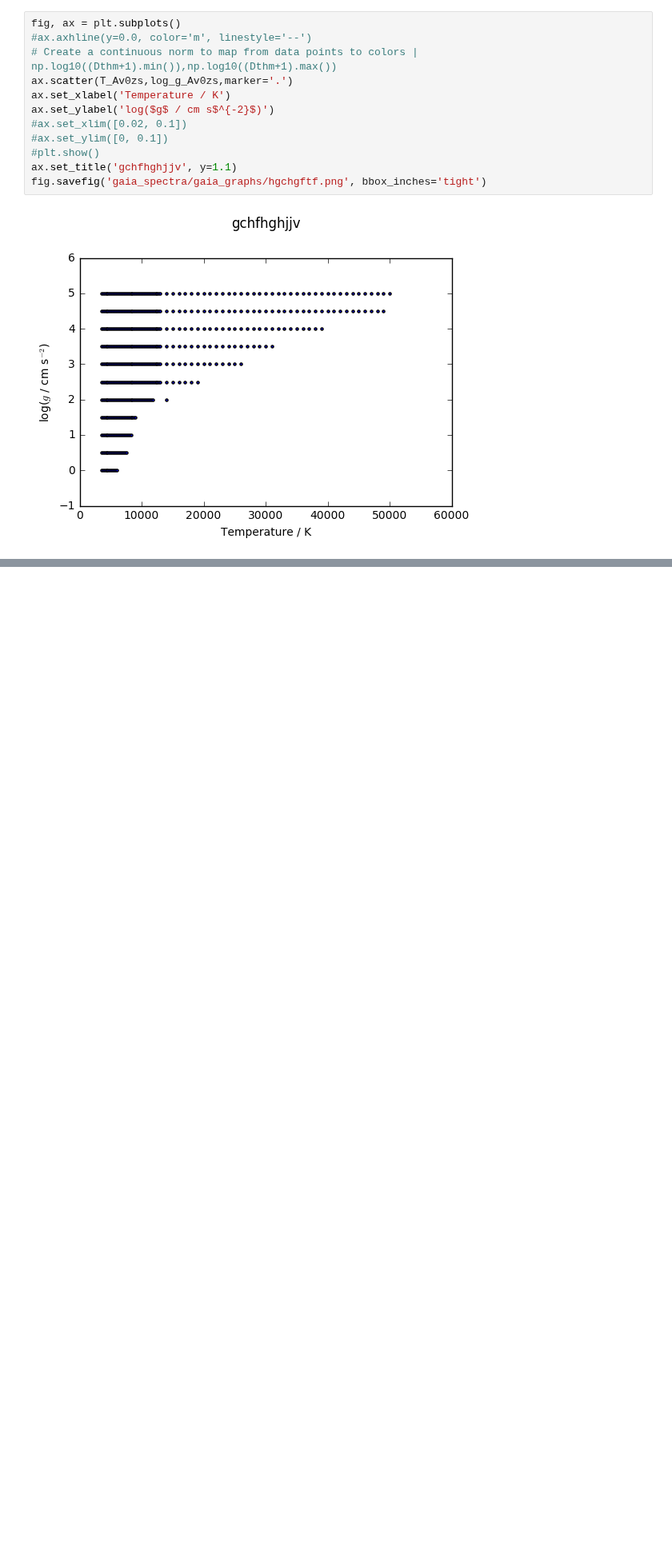
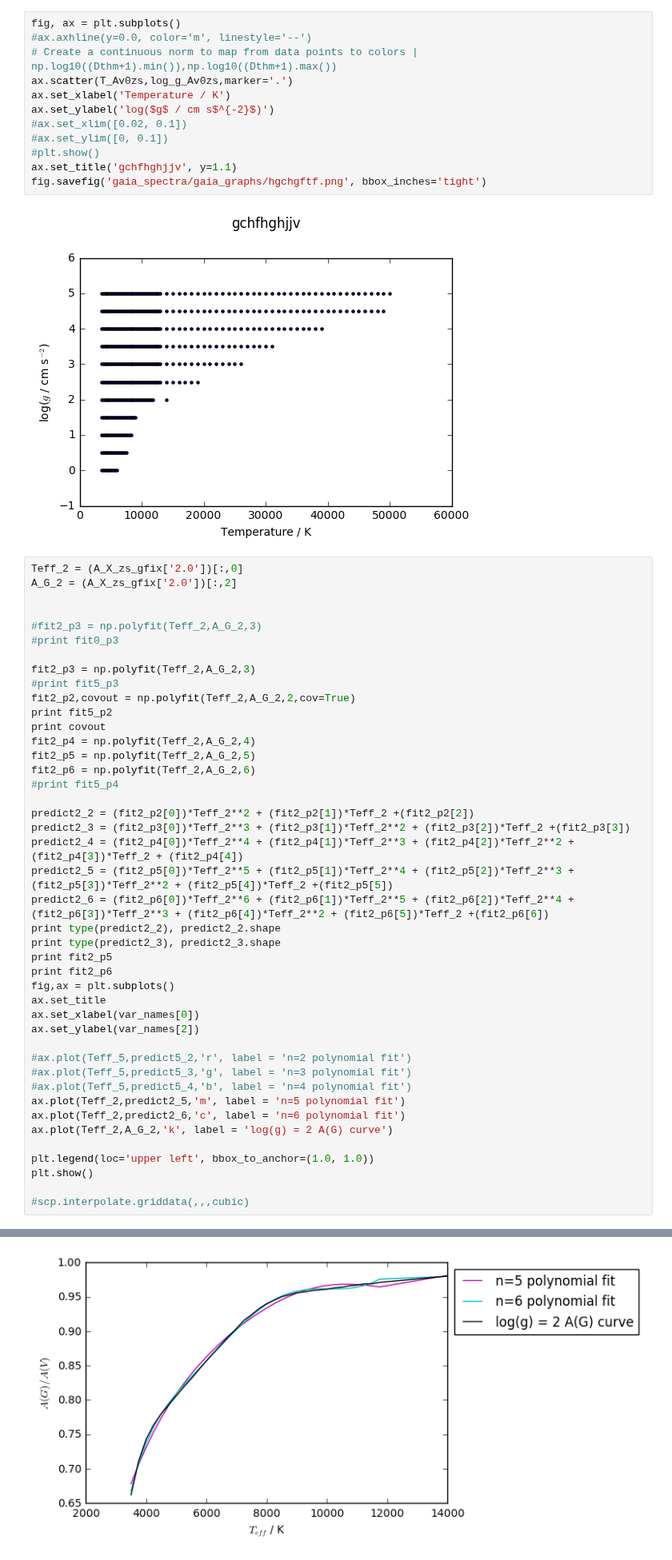
Before and after one commit to AlexlwAstro/phd_work, a Jupyter notebook: gaia_spectra_plots.ipynb, the cells around one changed output, grey strips where cells are left out. Shown at 80% size. Cells and saved outputs as stored; diff of their text form; blank space fills up the shorter version.

```diff
--- a/gaia_spectra_plots.ipynb
+++ b/gaia_spectra_plots.ipynb
@@ -257,3 +301,47 @@ ax.set_title('gchfhghjjv', y=1.1)
 fig.savefig('gaia_spectra/gaia_graphs/hgchgftf.png', bbox_inches='tight')
 # %% [output]
 [figure]
+# %%
+Teff_2 = (A_X_zs_gfix['2.0'])[:,0]
+A_G_2 = (A_X_zs_gfix['2.0'])[:,2]
+
+
+#fit2_p3 = np.polyfit(Teff_2,A_G_2,3)
+#print fit0_p3
+
+fit2_p3 = np.polyfit(Teff_2,A_G_2,3)
+#print fit5_p3
+fit2_p2,covout = np.polyfit(Teff_2,A_G_2,2,cov=True)
+print fit5_p2
+print covout
+fit2_p4 = np.polyfit(Teff_2,A_G_2,4)
+fit2_p5 = np.polyfit(Teff_2,A_G_2,5)
+fit2_p6 = np.polyfit(Teff_2,A_G_2,6)
+#print fit5_p4
+
+predict2_2 = (fit2_p2[0])*Teff_2**2 + (fit2_p2[1])*Teff_2 +(fit2_p2[2])
+predict2_3 = (fit2_p3[0])*Teff_2**3 + (fit2_p3[1])*Teff_2**2 + (fit2_p3[2])*Teff_2 +(fit2_p3[3])
+predict2_4 = (fit2_p4[0])*Teff_2**4 + (fit2_p4[1])*Teff_2**3 + (fit2_p4[2])*Teff_2**2 + (fit2_p4[3])*Teff_2 + (fit2_p4[4])
+predict2_5 = (fit2_p5[0])*Teff_2**5 + (fit2_p5[1])*Teff_2**4 + (fit2_p5[2])*Teff_2**3 + (fit2_p5[3])*Teff_2**2 + (fit2_p5[4])*Teff_2 +(fit2_p5[5])
+predict2_6 = (fit2_p6[0])*Teff_2**6 + (fit2_p6[1])*Teff_2**5 + (fit2_p6[2])*Teff_2**4 + (fit2_p6[3])*Teff_2**3 + (fit2_p6[4])*Teff_2**2 + (fit2_p6[5])*Teff_2 +(fit2_p6[6])
+print type(predict2_2), predict2_2.shape
+print type(predict2_3), predict2_3.shape
+print fit2_p5
+print fit2_p6
+fig,ax = plt.subplots()
+ax.set_title
+ax.set_xlabel(var_names[0])
+ax.set_ylabel(var_names[2])
+
+#ax.plot(Teff_5,predict5_2,'r', label = 'n=2 polynomial fit')
+#ax.plot(Teff_5,predict5_3,'g', label = 'n=3 polynomial fit')
+#ax.plot(Teff_5,predict5_4,'b', label = 'n=4 polynomial fit')
+ax.plot(Teff_2,predict2_5,'m', label = 'n=5 polynomial fit')
+ax.plot(Teff_2,predict2_6,'c', label = 'n=6 polynomial fit')
+ax.plot(Teff_2,A_G_2,'k', label = 'log(g) = 2 A(G) curve')
+
+plt.legend(loc='upper left', bbox_to_anchor=(1.0, 1.0))
+plt.show()
+
+#scp.interpolate.griddata(,,,cubic)
+# %% [output]
@@ -259,0 +358 @@ fig.savefig('gaia_spectra/gaia_graphs/hgchgftf.png', bbox_inches='tight')
+[figure, added]
```
Also changed, not shown: parts of 5 cells of this notebook.
